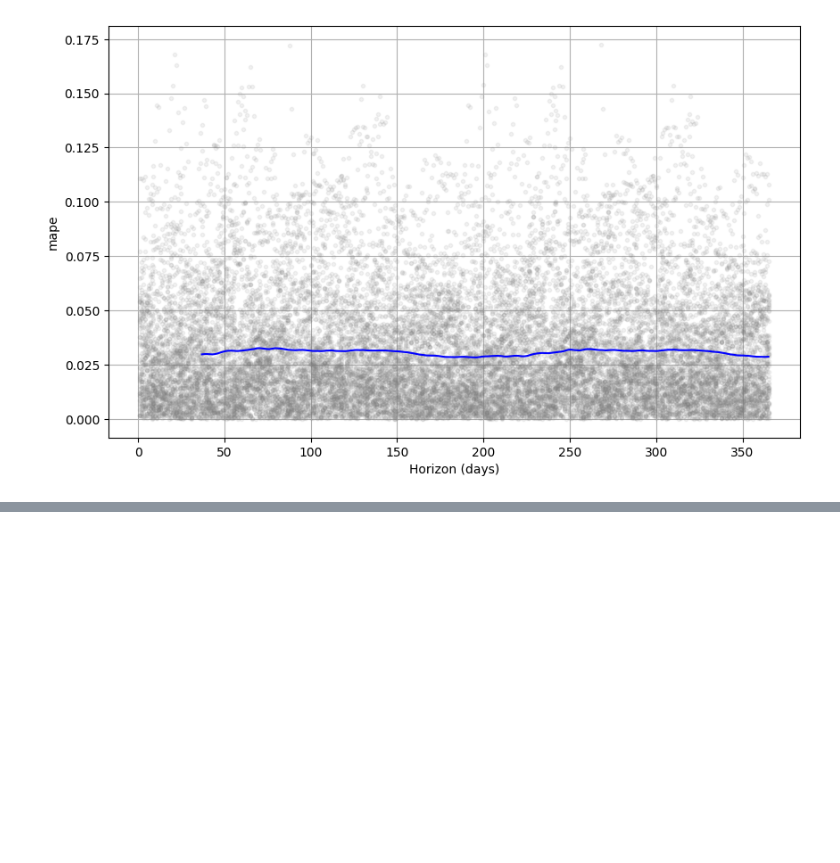
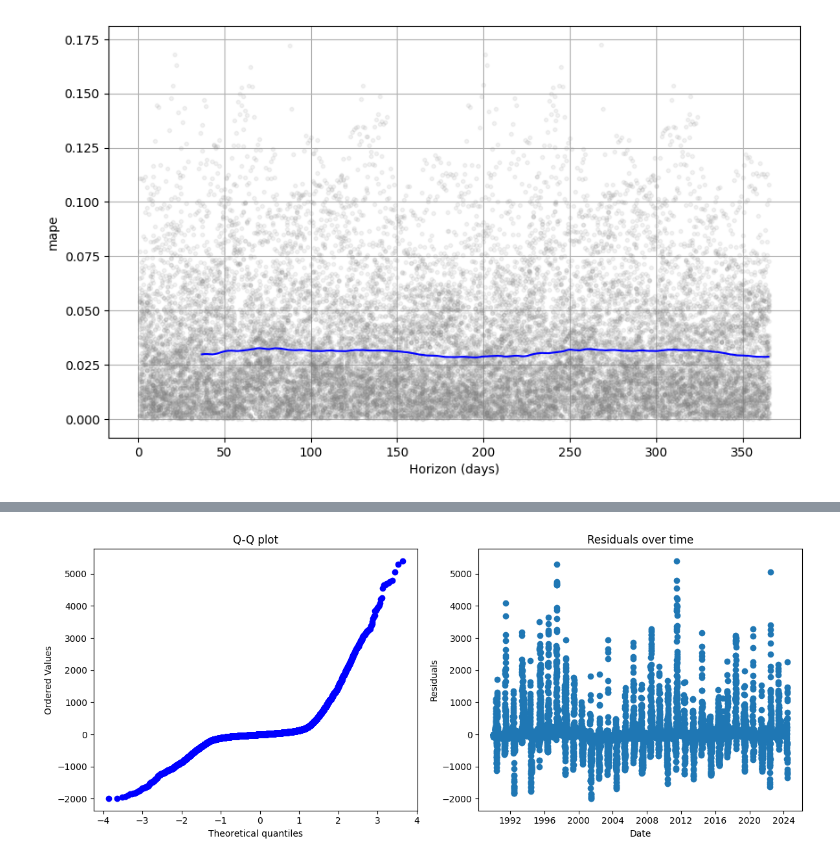
Before and after one commit to vaughankraska/gallaflow, a Jupyter notebook: explore/prophet_daily.ipynb, the cells around one changed output, grey strips where cells are left out. Drawn from its saved outputs; the diff is of its cells as text; code cells hidden in the pictures; blank space fills up the shorter version.

```diff
--- a/explore/prophet_daily.ipynb
+++ b/explore/prophet_daily.ipynb
@@ -266,3 +268,8 @@ plot_cross_validation_metric(dfc_cv, metric='mape')
 # %% [output]
 [figure]
 [figure]
+# %%
+df_merged["y_true"] = np.exp(df_merged["y"])
+df_merged["yhat_true"] = np.exp(df_merged["yhat"])
+df_merged["residuals_true"] = df_merged["y_true"] - df_merged["yhat_true"]
+df_merged
@@ -268,0 +291,18 @@ plot_cross_validation_metric(dfc_cv, metric='mape')
+# %%
+import scipy.stats as stats
+
+residuals = df_merged["residuals_true"].values
+fig, (ax1, ax2) = plt.subplots(1, 2, figsize=(12, 5))
+
+stats.probplot(residuals, dist="norm", plot=ax1)
+ax1.set_title("Q-Q plot")
+
+ax2.scatter(df_merged.index, residuals)
+ax2.set_title("Residuals over time")
+ax2.set_xlabel("Date")
+ax2.set_ylabel("Residuals")
+
+plt.tight_layout()
+plt.show()
+# %% [output]
+[figure, added]
```
Also changed, not shown: parts of 9 cells of this notebook, 56 other files.
